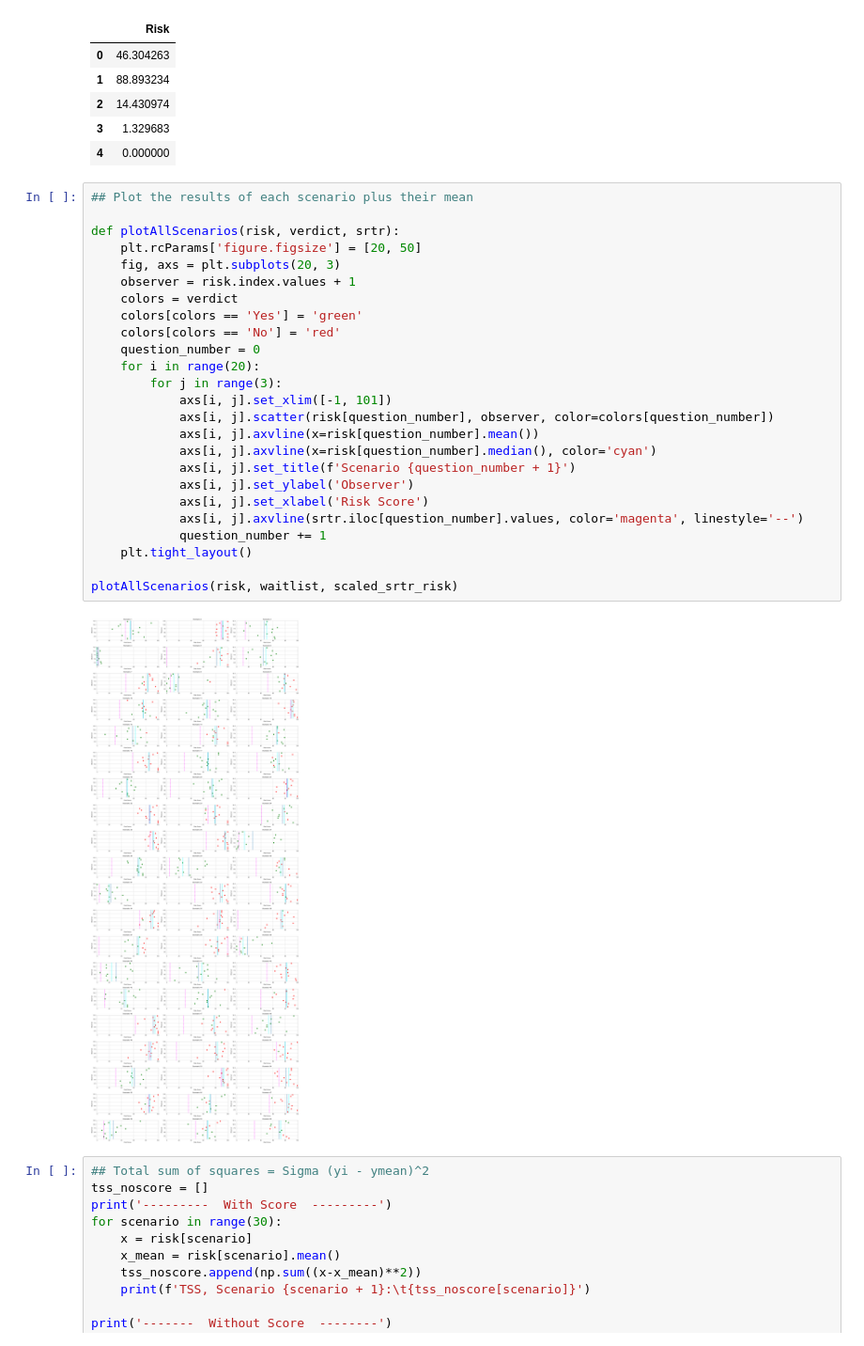
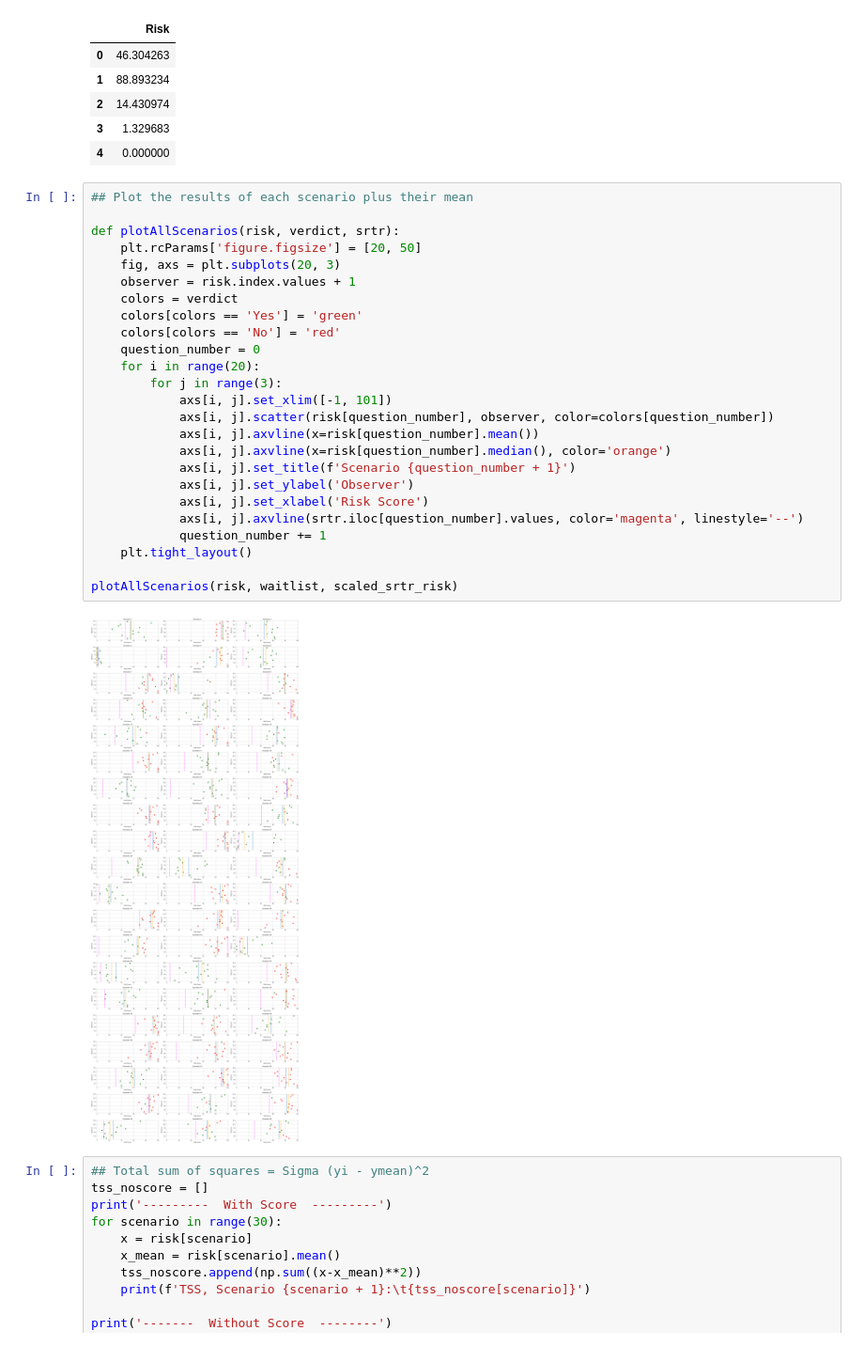
Before and after one commit to peterjmartinson/heart-survey, a Jupyter notebook: Survey.ipynb, the cells around one changed output. Shown at 94% size. Drawn from its saved outputs; the diff is of its cells as text.

```diff
--- a/Survey.ipynb
+++ b/Survey.ipynb
@@ -140,30 +140,30 @@ scaled_srtr_risk.head()
 # %%
 ## Plot the results of each scenario plus their mean
 
 def plotAllScenarios(risk, verdict, srtr):
     plt.rcParams['figure.figsize'] = [20, 50]
     fig, axs = plt.subplots(20, 3)
     observer = risk.index.values + 1
     colors = verdict
     colors[colors == 'Yes'] = 'green'
     colors[colors == 'No'] = 'red'
     question_number = 0
     for i in range(20):
         for j in range(3):
             axs[i, j].set_xlim([-1, 101])
             axs[i, j].scatter(risk[question_number], observer, color=colors[question_number])
             axs[i, j].axvline(x=risk[question_number].mean())
-            axs[i, j].axvline(x=risk[question_number].median(), color='cyan')
+            axs[i, j].axvline(x=risk[question_number].median(), color='orange')
             axs[i, j].set_title(f'Scenario {question_number + 1}')
             axs[i, j].set_ylabel('Observer')
             axs[i, j].set_xlabel('Risk Score')
             axs[i, j].axvline(srtr.iloc[question_number].values, color='magenta', linestyle='--')
             question_number += 1
     plt.tight_layout()
 
 plotAllScenarios(risk, waitlist, scaled_srtr_risk)
 # %% [output]
-[figure, old version]
+[figure, new version]
 # %%
 ## Total sum of squares = Sigma (yi - ymean)^2
 tss_noscore = []
```
Also changed, not shown: parts of 4 cells of this notebook.
